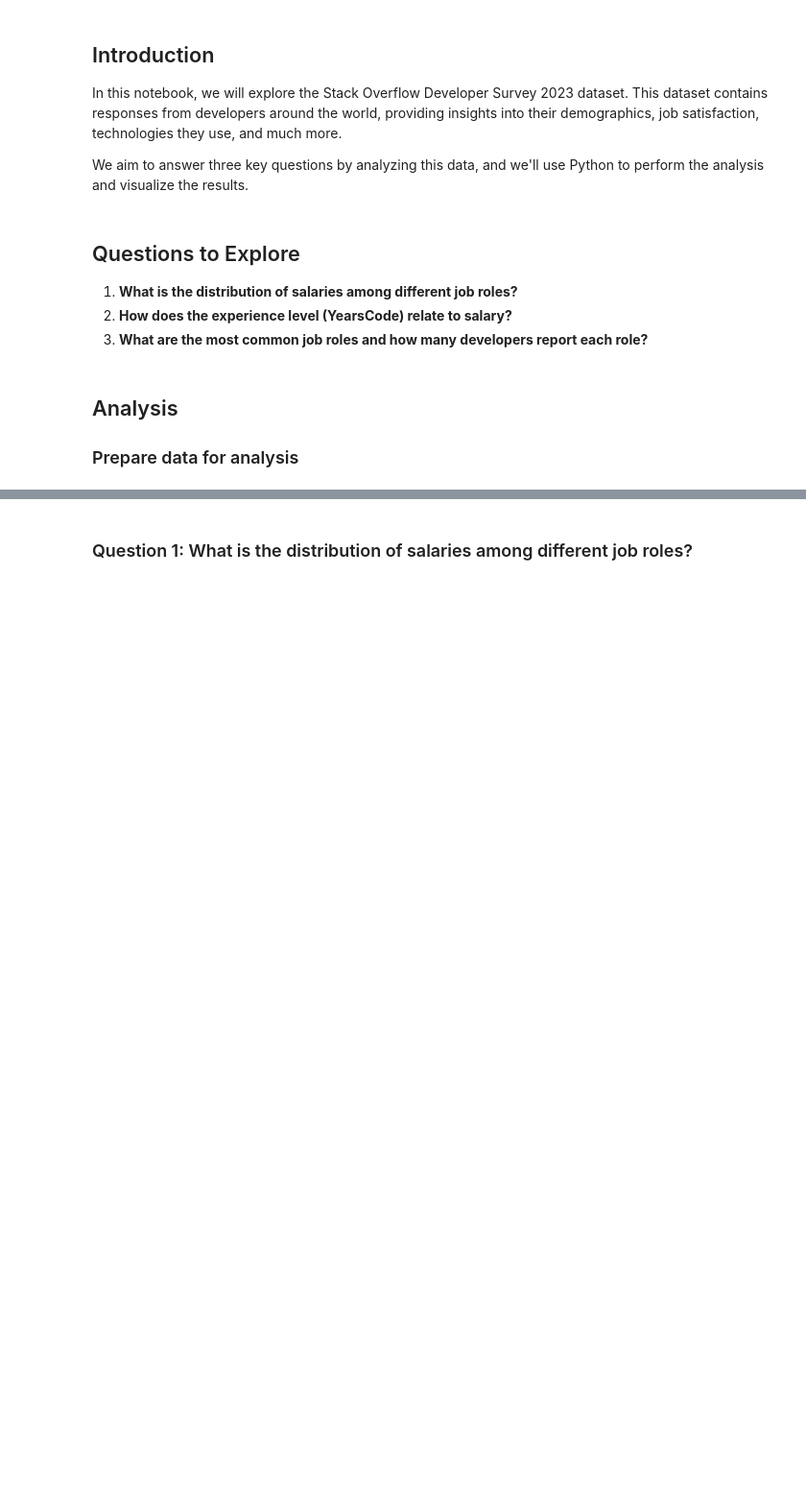
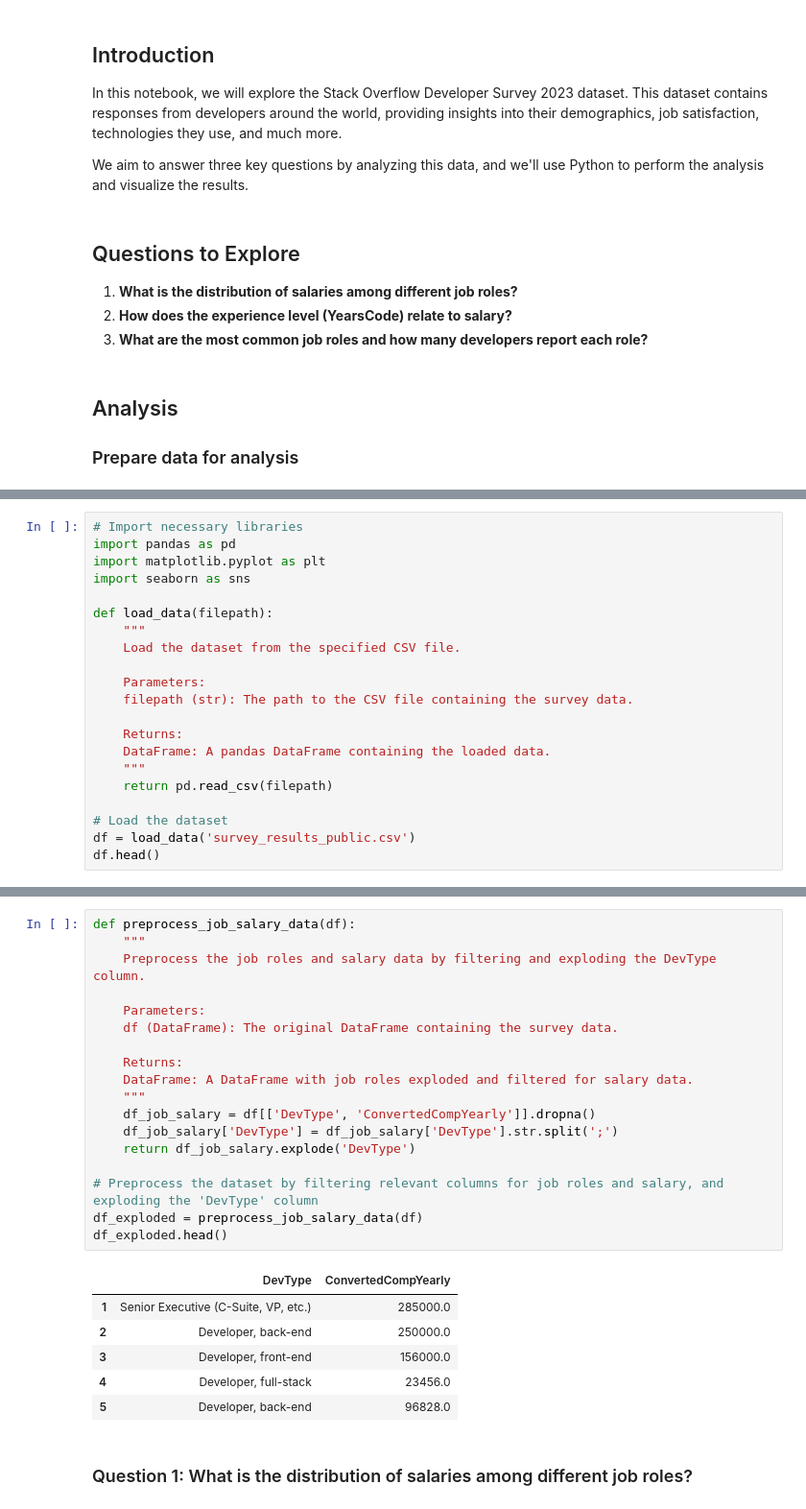
Before and after one commit to TamokiLoi/data-scientist-project1, a Jupyter notebook: analysis.ipynb, the cells around one changed output, grey strips where cells are left out. Shown at 96% size. Saved outputs shown, nothing was run; the diff lists cells and outputs as text; blank space fills up the shorter version.

```diff
--- a/analysis.ipynb
+++ b/analysis.ipynb
@@ -57,0 +31,21 @@ df.head()
+# %%
+# Import necessary libraries
+import pandas as pd
+import matplotlib.pyplot as plt
+import seaborn as sns
+
+def load_data(filepath):
+    """
+    Load the dataset from the specified CSV file.
+
+    Parameters:
+    filepath (str): The path to the CSV file containing the survey data.
+
+    Returns:
+    DataFrame: A pandas DataFrame containing the loaded data.
+    """
+    return pd.read_csv(filepath)
+
+# Load the dataset
+df = load_data('survey_results_public.csv')
+df.head()
@@ -58,3 +60,28 @@ df.head()
+# %%
+def preprocess_job_salary_data(df):
+    """
+    Preprocess the job roles and salary data by filtering and exploding the DevType column.
+
+    Parameters:
+    df (DataFrame): The original DataFrame containing the survey data.
+
+    Returns:
+    DataFrame: A DataFrame with job roles exploded and filtered for salary data.
+    """
+    df_job_salary = df[['DevType', 'ConvertedCompYearly']].dropna()
+    df_job_salary['DevType'] = df_job_salary['DevType'].str.split(';')
+    return df_job_salary.explode('DevType')
+
+# Preprocess the dataset by filtering relevant columns for job roles and salary, and exploding the 'DevType' column
+df_exploded = preprocess_job_salary_data(df)
+df_exploded.head()
+# %% [output]
+|  | DevType | ConvertedCompYearly |
+| 1 | Senior Executive (C-Suite, VP, etc.) | 285000.0 |
+| 2 | Developer, back-end | 250000.0 |
+| 3 | Developer, front-end | 156000.0 |
+| 4 | Developer, full-stack | 23456.0 |
+| 5 | Developer, back-end | 96828.0 |
 # %% [markdown]
 ### Question 1: What is the distribution of salaries among different job roles? <a name="question-1"></a>
 # %%
```
Also changed, not shown: parts of 6 cells of this notebook, 1 other file.
